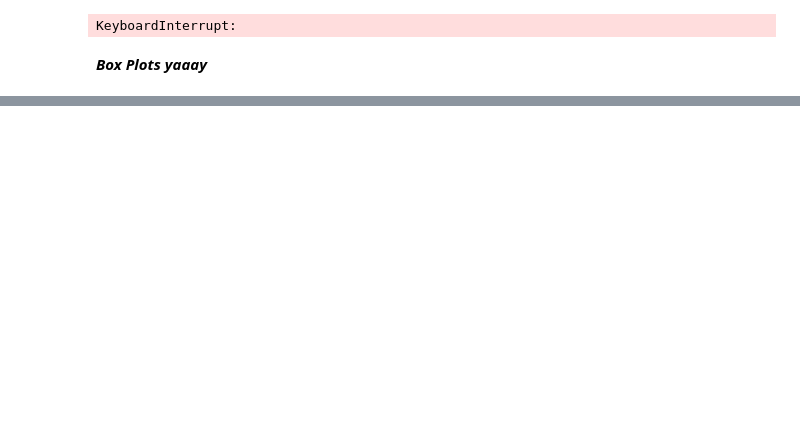
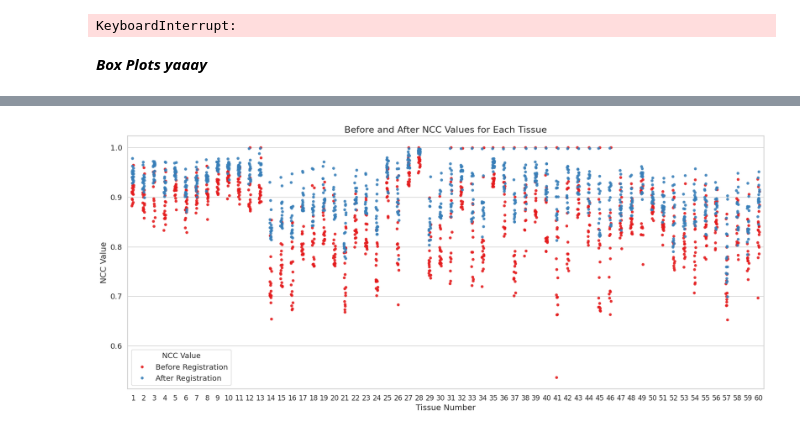
Before and after one commit to MASILab/DAPI_RegNet, a Jupyter notebook: vxl_morph/voxelmorph-dev/all_reg_metrics.ipynb, the cells around one changed output, grey strips where cells are left out. Cells and saved outputs as stored; diff of their text form; code cells hidden in the pictures; blank space fills up the shorter version.

Commit message:
Halfway done with registering the stains together along with the DAPI images

```diff
--- a/vxl_morph/voxelmorph-dev/all_reg_metrics.ipynb
+++ b/vxl_morph/voxelmorph-dev/all_reg_metrics.ipynb
@@ -86,8 +78,12 @@ KeyboardInterrupt:
 # %% [markdown]
 ***Box Plots yaaay***
 # %%
-metrics='/nfs2/forGaurav/yesbackup/DAPI_reg/final_metricsoutput.csv'
+metrics='/nfs2/forGaurav/yesbackup/DAPI_RegSegNet/final_metricsoutput_version2_masked.csv'
 data_loaded = pd.read_csv(metrics)
+values_to_remove = ['GCA035ACB_TISSUE01_', 'GCA112ACB_']
+
+# Remove the rows
+data_loaded = data_loaded[~data_loaded['tissue'].isin(values_to_remove)]
 data_loaded['before_ncc'] = data_loaded['before_ncc'].str.strip('[]').astype(float)
 data_loaded['after_ncc'] = data_loaded['after_ncc'].str.strip('[]').astype(float)
 # %%
@@ -120,18 +118,27 @@ plt.show()
 # %%
 sns.set_theme(style="whitegrid")
 sns.set_context("notebook", font_scale=1.2)
 
 # Create the figure and the stripplot
 plt.figure(figsize=(20, 8))
 ax = sns.stripplot(x='tissue_number', y='NCC Value', hue='Condition', data=data_melted, palette='Set1', jitter=True, size=5,alpha=0.9)
 
 # Set the title, labels, and legend
 ax.set_title('Before and After NCC Values for Each Tissue', fontsize=16)
 ax.set_xlabel('Tissue Number', fontsize=14)
 ax.set_ylabel('NCC Value', fontsize=14)
-plt.legend(title='Condition', title_fontsize='13', fontsize='12')
+
+
+# Get the current legend
+legend = ax.get_legend()
+
+legend.set_title("NCC Value", prop={"size":13})
+new_labels = ['Before Registration', 'After Registration']  # replace with your labels
+for t, l in zip(legend.texts, new_labels): t.set_text(l)
 
 # Set the x-ticks
 plt.xticks(ticks=range(len(unique_tissues)), labels=[f'{i+1}' for i in range(len(unique_tissues))], fontsize=12)
 
 plt.show()
+# %% [output]
+[figure, added]
```
Also changed, not shown: parts of 8 cells of this notebook, 8 other files.
